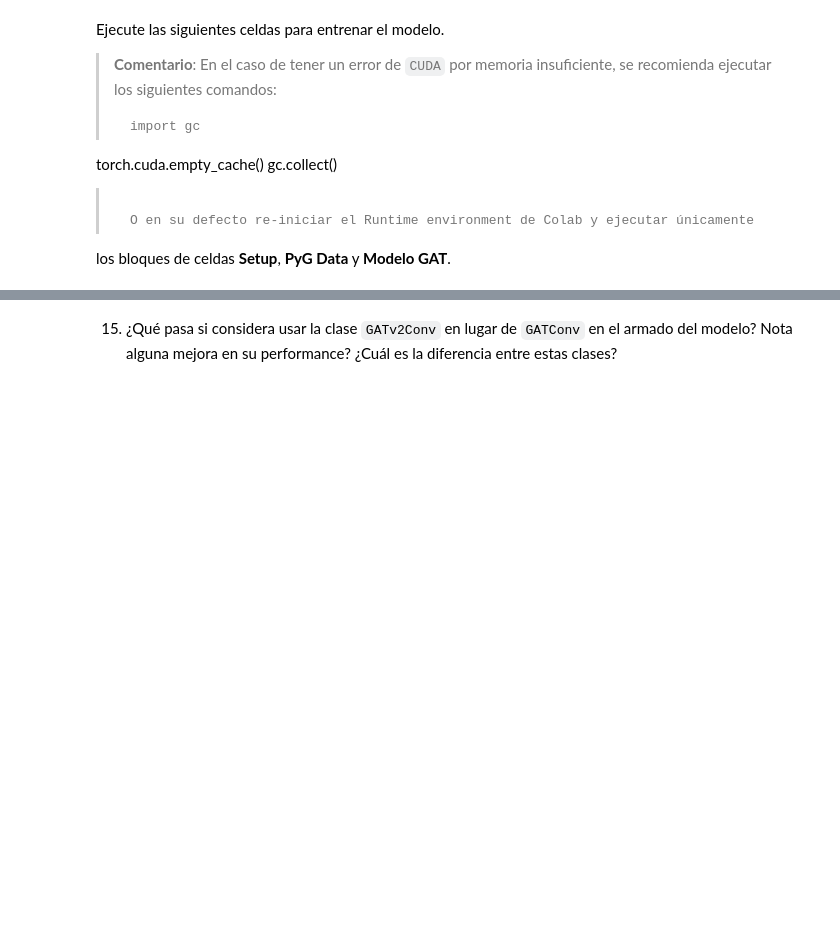
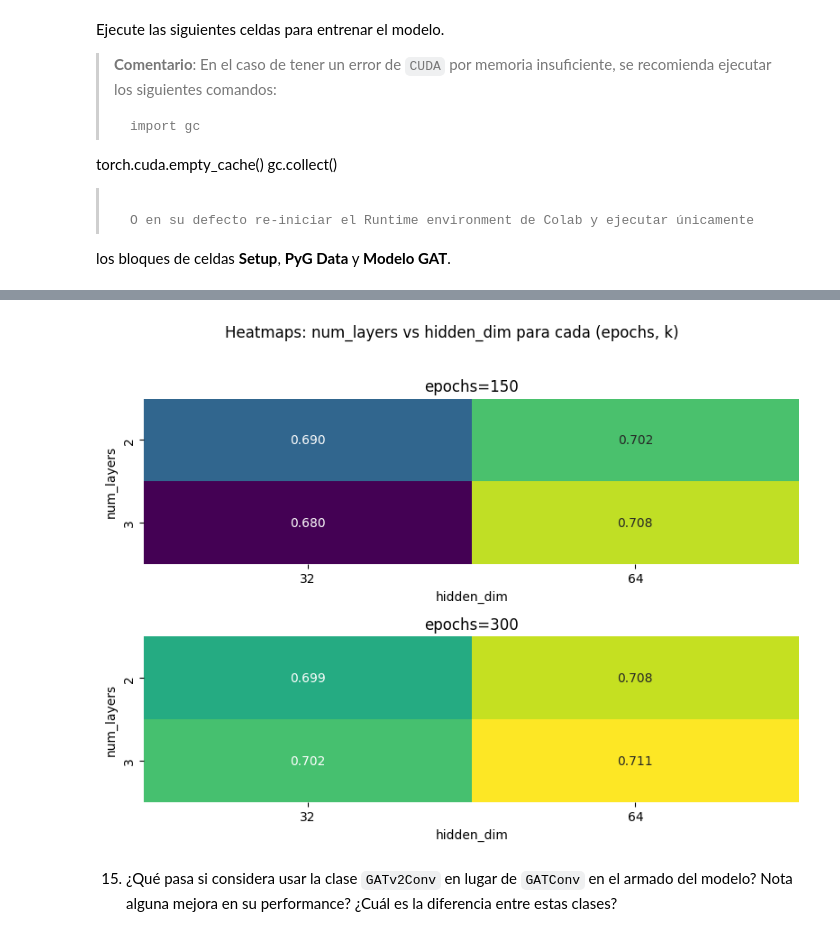
Before and after one commit to j-oflaherty/AA-grafos, a Jupyter notebook: lab5/Castro_OFlaherty_Lab5_AAG2025.ipynb, the cells around one changed output, grey strips where cells are left out. Saved outputs shown, nothing was run; the diff lists cells and outputs as text; code cells hidden in the pictures; blank space fills up the shorter version.

```diff
--- a/lab5/Castro_OFlaherty_Lab5_AAG2025.ipynb
+++ b/lab5/Castro_OFlaherty_Lab5_AAG2025.ipynb
@@ -912,6 +1053,7 @@ los bloques de celdas **Setup**, **PyG Data** y **Modelo GAT**.
 # %%
 from ogb.nodeproppred import Evaluator
 
+device = 'cuda'
 ## Inicializamos los parámetros
 args = {
     'hidden_dim': 128,
@@ -967,3 +1236,47 @@ print(f'Best model: '
+# %%
+import pandas as pd
+import matplotlib.pyplot as plt
+import seaborn as sns
+
+val_acc = []
+parameters = []
+for i in range(len(results)):
+  if i % 2 == 0:
+    val_acc.append(results[i])
+  else:
+    parameters.append(results[i])
+
+df = pd.DataFrame(parameters, columns=["epochs", "num_layers", "hidden_dim"])
+df["acc"] = val_acc
+
+# valores únicos (asegurar orden deseado)
+epochs_vals = sorted(df["epochs"].unique())
+
+fig, axes = plt.subplots(
+    nrows=len(epochs_vals), figsize=(8, 6), squeeze=False
+)
+j=0
+for i, e in enumerate(epochs_vals):
+        sub = df[(df["epochs"] == e)]
+        pivot = sub.pivot(index="num_layers", columns="hidden_dim", values="acc")
+        sns.heatmap(
+            pivot,
+            annot=True,
+            fmt=".3f",
+            cmap="viridis",
+            vmin=df["acc"].min(),
+            vmax=df["acc"].max(),
+            ax=axes[i][j],
+            cbar=(i == 0 and j == len(num_layers) - 1),
+        )
+        axes[i][j].set_title(f"epochs={e}")
+        axes[i][j].set_ylabel("num_layers" if j == 0 else "")
+
+plt.suptitle("Heatmaps: num_layers vs hidden_dim para cada (epochs, k)")
+plt.tight_layout(rect=[0, 0, 1, 0.96])
+plt.show()
+# %% [output]
+[figure, added]
 # %% [markdown]
 15. ¿Qué pasa si considera usar la clase `GATv2Conv` en lugar de `GATConv` en el armado del modelo? Nota alguna mejora en su performance? ¿Cuál es la diferencia entre estas clases?
 # %%
```
Also changed, not shown: parts of 30 cells of this notebook.
